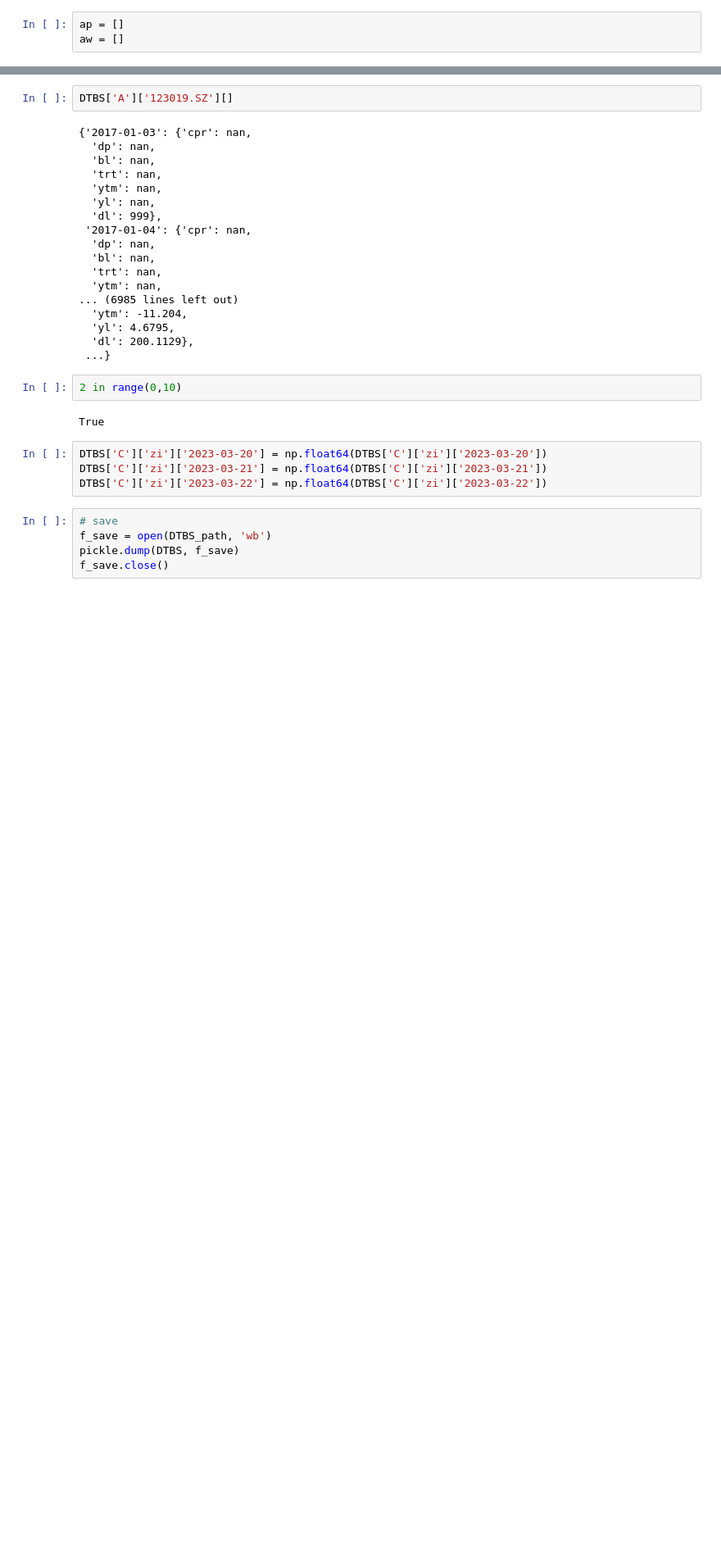
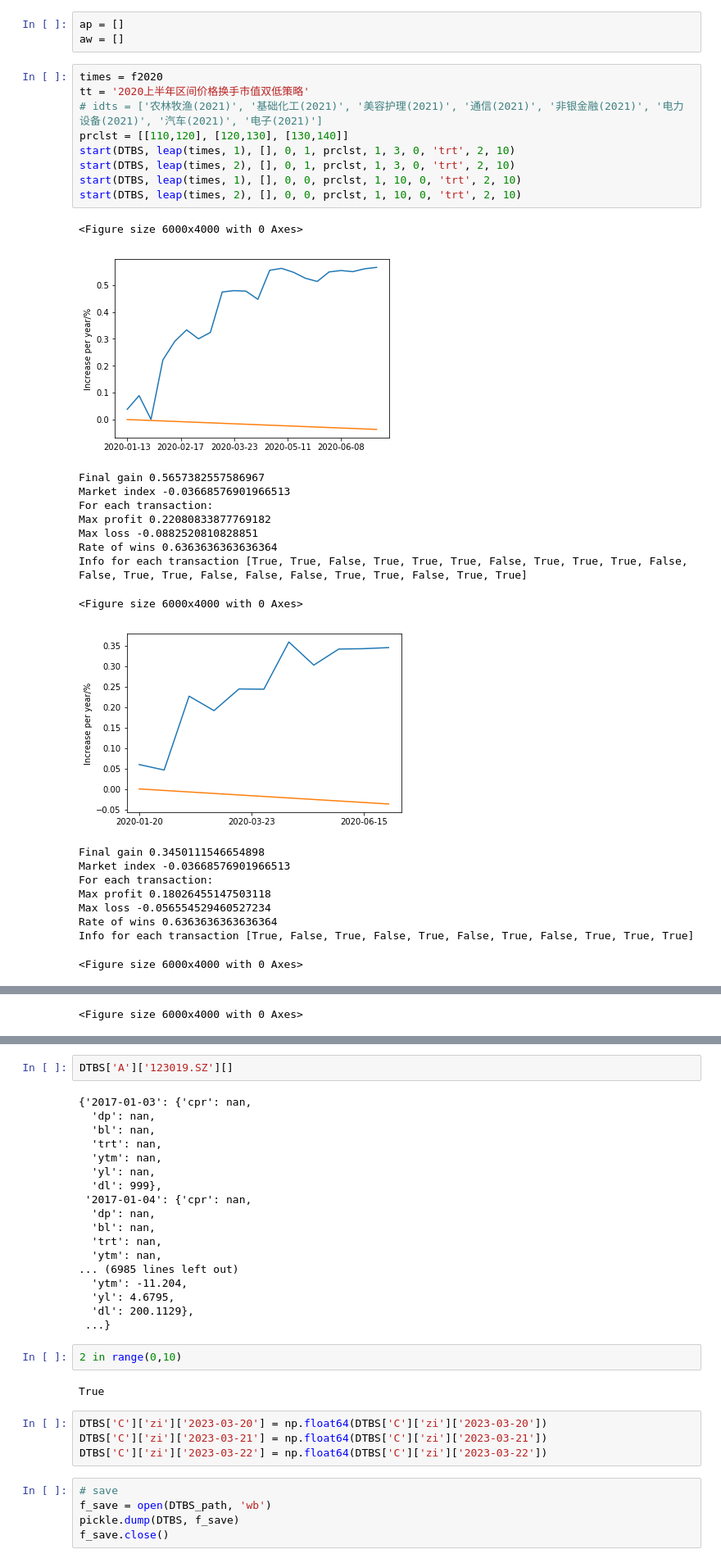
Before and after one commit to yts798/Convertible-Bond-Database, a Jupyter notebook: strategy/strategy.ipynb, the cells around one changed output, grey strips where cells are left out. Shown at 82% size. Saved outputs shown, nothing was run; the diff lists cells and outputs as text; blank space fills up the shorter version.

```diff
--- a/strategy/strategy.ipynb
+++ b/strategy/strategy.ipynb
@@ -443,3 +581,32 @@ def leap(ori, gap):
 # %%
 ap = []
 aw = []
+# %%
+times = f2020
+tt = '2020上半年区间价格换手市值双低策略'
+# idts = ['农林牧渔(2021)', '基础化工(2021)', '美容护理(2021)', '通信(2021)', '非银金融(2021)', '电力设备(2021)', '汽车(2021)', '电子(2021)']
+prclst = [[110,120], [120,130], [130,140]]
+start(DTBS, leap(times, 1), [], 0, 1, prclst, 1, 3, 0, 'trt', 2, 10)
+start(DTBS, leap(times, 2), [], 0, 1, prclst, 1, 3, 0, 'trt', 2, 10)
+start(DTBS, leap(times, 1), [], 0, 0, prclst, 1, 10, 0, 'trt', 2, 10)
+start(DTBS, leap(times, 2), [], 0, 0, prclst, 1, 10, 0, 'trt', 2, 10)
+# %% [output]
+<Figure size 6000x4000 with 0 Axes>
+[figure, added]
+Final gain 0.5657382557586967
+Market index -0.03668576901966513
+For each transaction:
+Max profit 0.22080833877769182
+Max loss -0.0882520810828851
+Rate of wins 0.6363636363636364
+Info for each transaction [True, True, False, True, True, True, False, True, True, True, False, False, True, True, False, False, False, True, True, False, True, True]
+<Figure size 6000x4000 with 0 Axes>
+[figure, added]
+Final gain 0.3450111546654898
+Market index -0.03668576901966513
+For each transaction:
+Max profit 0.18026455147503118
+Max loss -0.056554529460527234
+Rate of wins 0.6363636363636364
+Info for each transaction [True, False, True, False, True, False, True, False, True, True, True]
+<Figure size 6000x4000 with 0 Axes>
@@ -445,0 +621 @@ aw = []
+<Figure size 6000x4000 with 0 Axes>
```
Also changed, not shown: parts of 24 cells of this notebook, 5 other files.
